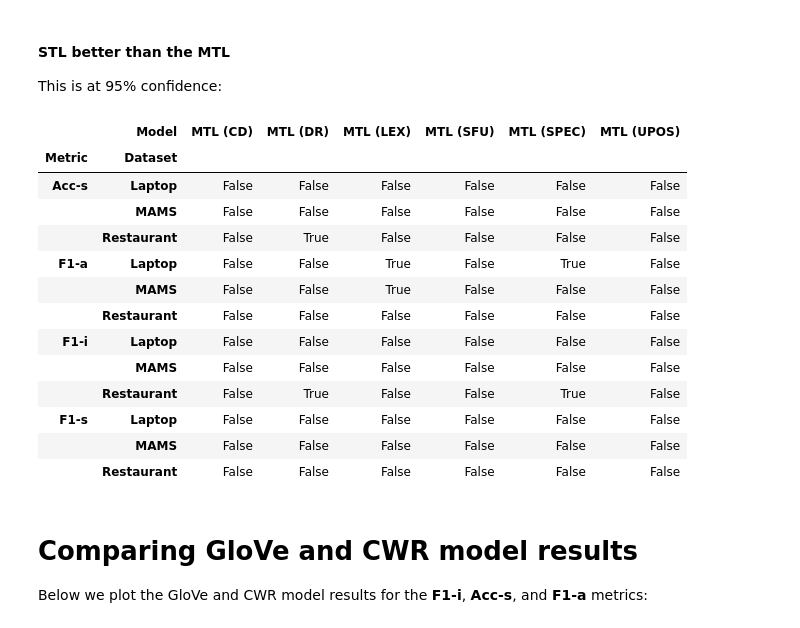
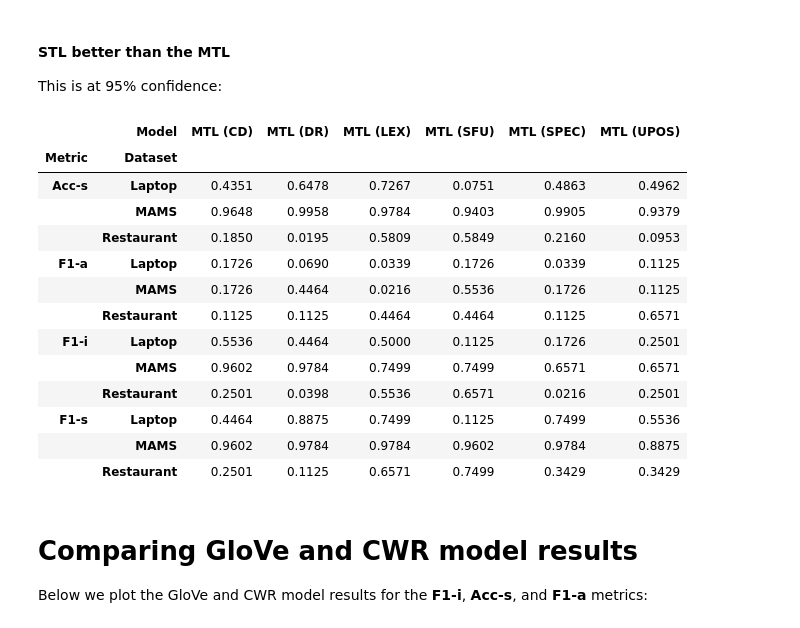
Before and after one commit to jerbarnes/multitask_negation_for_targeted_sentiment, a Jupyter notebook: notebooks/Speculation_Evaluation.ipynb, the cells around one changed output. Saved outputs shown, nothing was run; the diff lists cells and outputs as text; code cells hidden in the pictures.

```diff
--- a/notebooks/Speculation_Evaluation.ipynb
+++ b/notebooks/Speculation_Evaluation.ipynb
@@ -559,23 +559,23 @@ This is at 95% confidence:
 # %%
 cwr_p_value_results = create_p_value_results(cwr_headline_results, keep_raw_p_value=True)
 cwr_p_value_results = p_value_compared_to_mtl(cwr_p_value_results)
 pd.pivot_table(cwr_p_value_results, index=['Metric', 'Dataset'],
-               columns=['Model'], values='P Value').round(4) <=0.05
+               columns=['Model'], values='P Value').round(4)
 # %% [output]
 |  | Model | MTL (CD) | MTL (DR) | MTL (LEX) | MTL (SFU) | MTL (SPEC) | MTL (UPOS) |
 | Metric | Dataset |  |  |  |  |  |  |
-| Acc-s | Laptop | False | False | False | False | False | False |
-|  | MAMS | False | False | False | False | False | False |
-|  | Restaurant | False | True | False | False | False | False |
-| F1-a | Laptop | False | False | True | False | True | False |
-|  | MAMS | False | False | True | False | False | False |
-|  | Restaurant | False | False | False | False | False | False |
-| F1-i | Laptop | False | False | False | False | False | False |
-|  | MAMS | False | False | False | False | False | False |
-|  | Restaurant | False | True | False | False | True | False |
-| F1-s | Laptop | False | False | False | False | False | False |
-|  | MAMS | False | False | False | False | False | False |
-|  | Restaurant | False | False | False | False | False | False |
+| Acc-s | Laptop | 0.4351 | 0.6478 | 0.7267 | 0.0751 | 0.4863 | 0.4962 |
+|  | MAMS | 0.9648 | 0.9958 | 0.9784 | 0.9403 | 0.9905 | 0.9379 |
+|  | Restaurant | 0.1850 | 0.0195 | 0.5809 | 0.5849 | 0.2160 | 0.0953 |
+| F1-a | Laptop | 0.1726 | 0.0690 | 0.0339 | 0.1726 | 0.0339 | 0.1125 |
+|  | MAMS | 0.1726 | 0.4464 | 0.0216 | 0.5536 | 0.1726 | 0.1125 |
+|  | Restaurant | 0.1125 | 0.1125 | 0.4464 | 0.4464 | 0.1125 | 0.6571 |
+| F1-i | Laptop | 0.5536 | 0.4464 | 0.5000 | 0.1125 | 0.1726 | 0.2501 |
+|  | MAMS | 0.9602 | 0.9784 | 0.7499 | 0.7499 | 0.6571 | 0.6571 |
+|  | Restaurant | 0.2501 | 0.0398 | 0.5536 | 0.6571 | 0.0216 | 0.2501 |
+| F1-s | Laptop | 0.4464 | 0.8875 | 0.7499 | 0.1125 | 0.7499 | 0.5536 |
+|  | MAMS | 0.9602 | 0.9784 | 0.9784 | 0.9602 | 0.9784 | 0.8875 |
+|  | Restaurant | 0.2501 | 0.1125 | 0.6571 | 0.7499 | 0.3429 | 0.3429 |
 # %% [markdown]
 # Comparing GloVe and CWR model results
 
```
Also changed, not shown: parts of 3 cells of this notebook.
